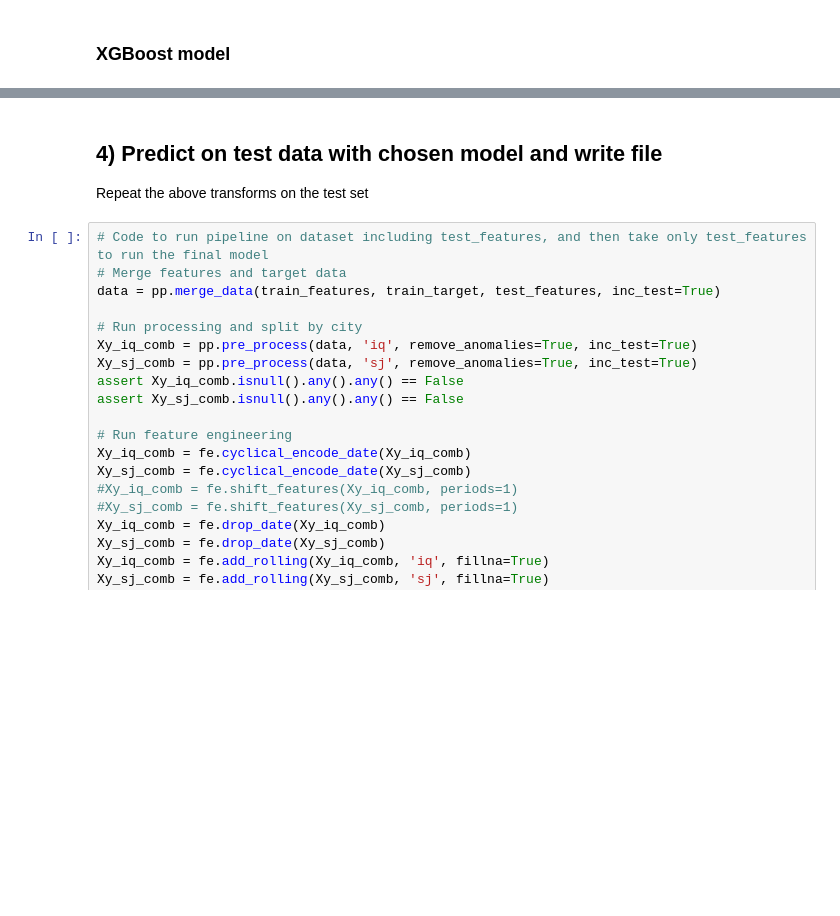
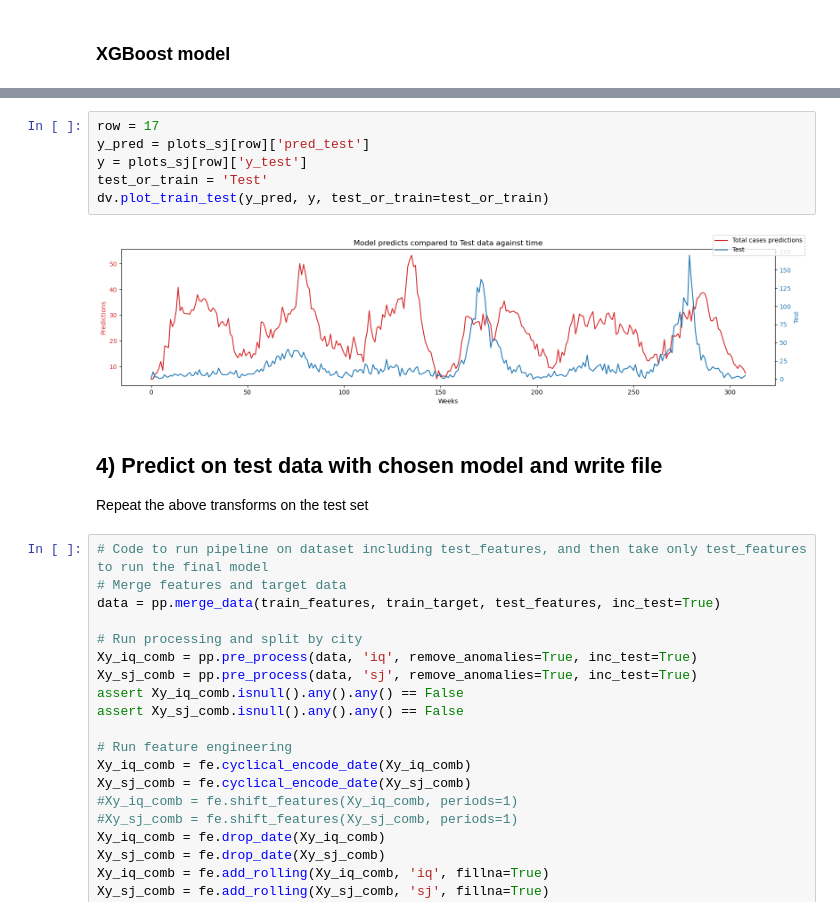
Before and after one commit to chepildev/Compet-DSR-one, a Jupyter notebook: Presentation.ipynb, the cells around one changed output, grey strips where cells are left out. Cells and saved outputs as stored; diff of their text form; blank space fills up the shorter version.

```diff
--- a/Presentation.ipynb
+++ b/Presentation.ipynb
@@ -292,3 +313,11 @@ tm.xg_model(X, y)
+# %%
+row = 17
+y_pred = plots_sj[row]['pred_test']
+y = plots_sj[row]['y_test']
+test_or_train = 'Test'
+dv.plot_train_test(y_pred, y, test_or_train=test_or_train)
+# %% [output]
+[figure, added]
 # %% [markdown]
 ## 4) Predict on test data with chosen model and write file
 
```
Also changed, not shown: parts of 22 cells of this notebook.
